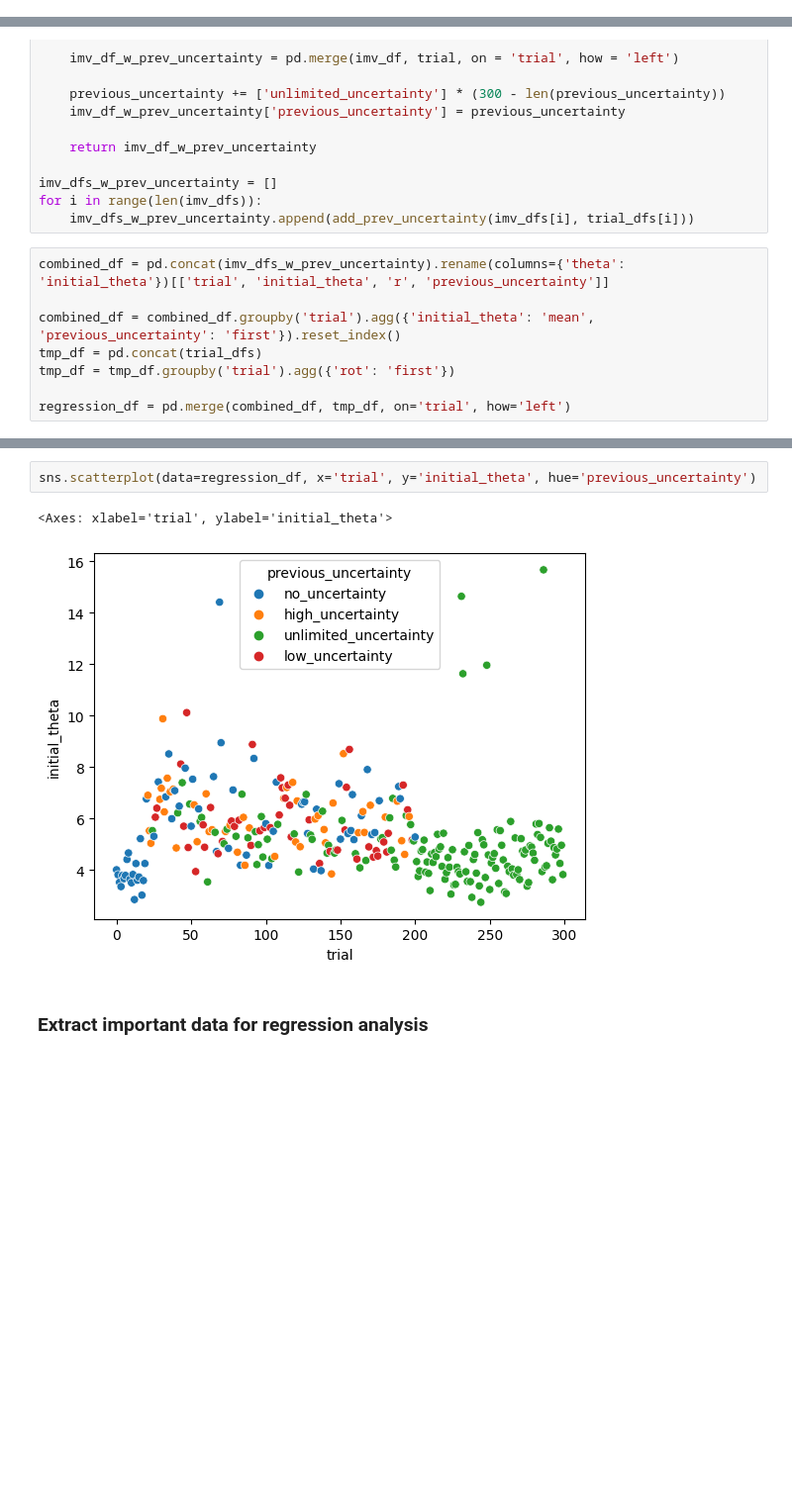
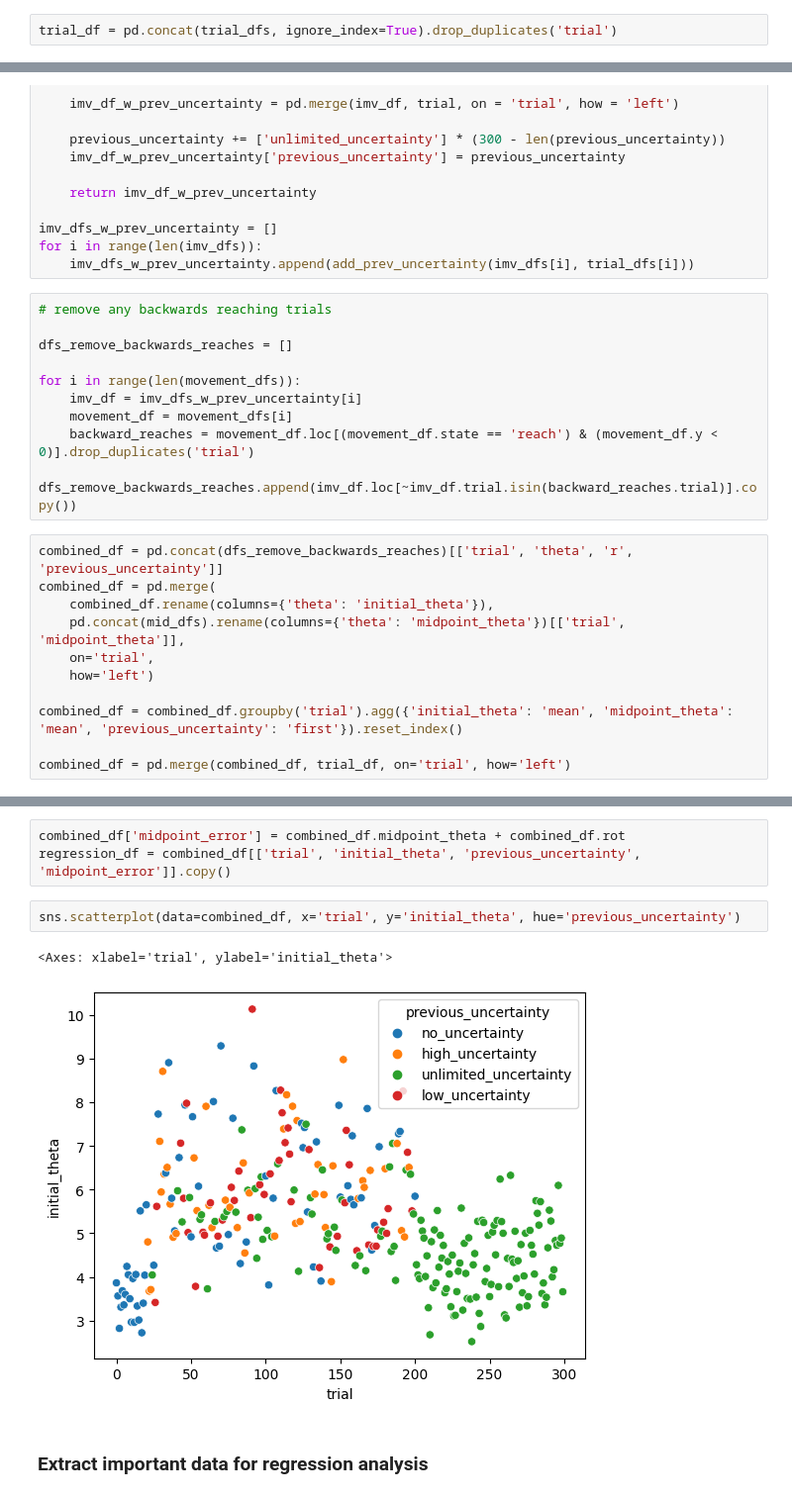
Before and after one commit to DhruvaDave8/mq_honours_2023_final, a Jupyter notebook: vma_general/dhruva/analysis/m1_initial_movement_vector.ipynb, the cells around one changed output, grey strips where cells are left out. Shown at 99% size. Drawn from its saved outputs; the diff is of its cells as text; blank space fills up the shorter version.

Commit message:
Preprocessing and cleaning data.

```diff
--- a/vma_general/dhruva/analysis/m1_initial_movement_vector.ipynb
+++ b/vma_general/dhruva/analysis/m1_initial_movement_vector.ipynb
@@ -145,3 +175,5 @@ imv_dfs = [get_imv(df) for df in interpolated_w_onset_dfs]
+# %%
+trial_df = pd.concat(trial_dfs, ignore_index=True).drop_duplicates('trial')
 # %%
 def add_prev_uncertainty(imv_df, trial):
     previous_uncertainty = ['no_uncertainty'] * 21
@@ -169,11 +201,24 @@ def add_prev_uncertainty(imv_df, trial):
 imv_dfs_w_prev_uncertainty = []
 for i in range(len(imv_dfs)):
     imv_dfs_w_prev_uncertainty.append(add_prev_uncertainty(imv_dfs[i], trial_dfs[i]))
+# %%
+# remove any backwards reaching trials
+
+dfs_remove_backwards_reaches = []
+
+for i in range(len(movement_dfs)):
+    imv_df = imv_dfs_w_prev_uncertainty[i]
+    movement_df = movement_dfs[i]
+    backward_reaches = movement_df.loc[(movement_df.state == 'reach') & (movement_df.y < 0)].drop_duplicates('trial')
+    dfs_remove_backwards_reaches.append(imv_df.loc[~imv_df.trial.isin(backward_reaches.trial)].copy())
 # %%
-combined_df = pd.concat(imv_dfs_w_prev_uncertainty).rename(columns={'theta': 'initial_theta'})[['trial', 'initial_theta', 'r', 'previous_uncertainty']]
+combined_df = pd.concat(dfs_remove_backwards_reaches)[['trial', 'theta', 'r', 'previous_uncertainty']]
+combined_df = pd.merge(
+    combined_df.rename(columns={'theta': 'initial_theta'}),
+    pd.concat(mid_dfs).rename(columns={'theta': 'midpoint_theta'})[['trial', 'midpoint_theta']],
+    on='trial',
+    how='left')
 
-combined_df = combined_df.groupby('trial').agg({'initial_theta': 'mean', 'previous_uncertainty': 'first'}).reset_index()
-tmp_df = pd.concat(trial_dfs)
-tmp_df = tmp_df.groupby('trial').agg({'rot': 'first'})
+combined_df = combined_df.groupby('trial').agg({'initial_theta': 'mean', 'midpoint_theta': 'mean', 'previous_uncertainty': 'first'}).reset_index()
 
-regression_df = pd.merge(combined_df, tmp_df, on='trial', how='left')
+combined_df = pd.merge(combined_df, trial_df, on='trial', how='left')
@@ -196,8 +241,11 @@ regression_df
+# %%
+combined_df['midpoint_error'] = combined_df.midpoint_theta + combined_df.rot
+regression_df = combined_df[['trial', 'initial_theta', 'previous_uncertainty', 'midpoint_error']].copy()
 # %%
-sns.scatterplot(data=regression_df, x='trial', y='initial_theta', hue='previous_uncertainty')
+sns.scatterplot(data=combined_df, x='trial', y='initial_theta', hue='previous_uncertainty')
 # %% [output]
 <Axes: xlabel='trial', ylabel='initial_theta'>
-[figure, old version]
+[figure, new version]
 # %% [markdown]
 ### Extract important data for regression analysis
 # %%
```
Also changed, not shown: parts of 17 cells of this notebook, 6 other files.
